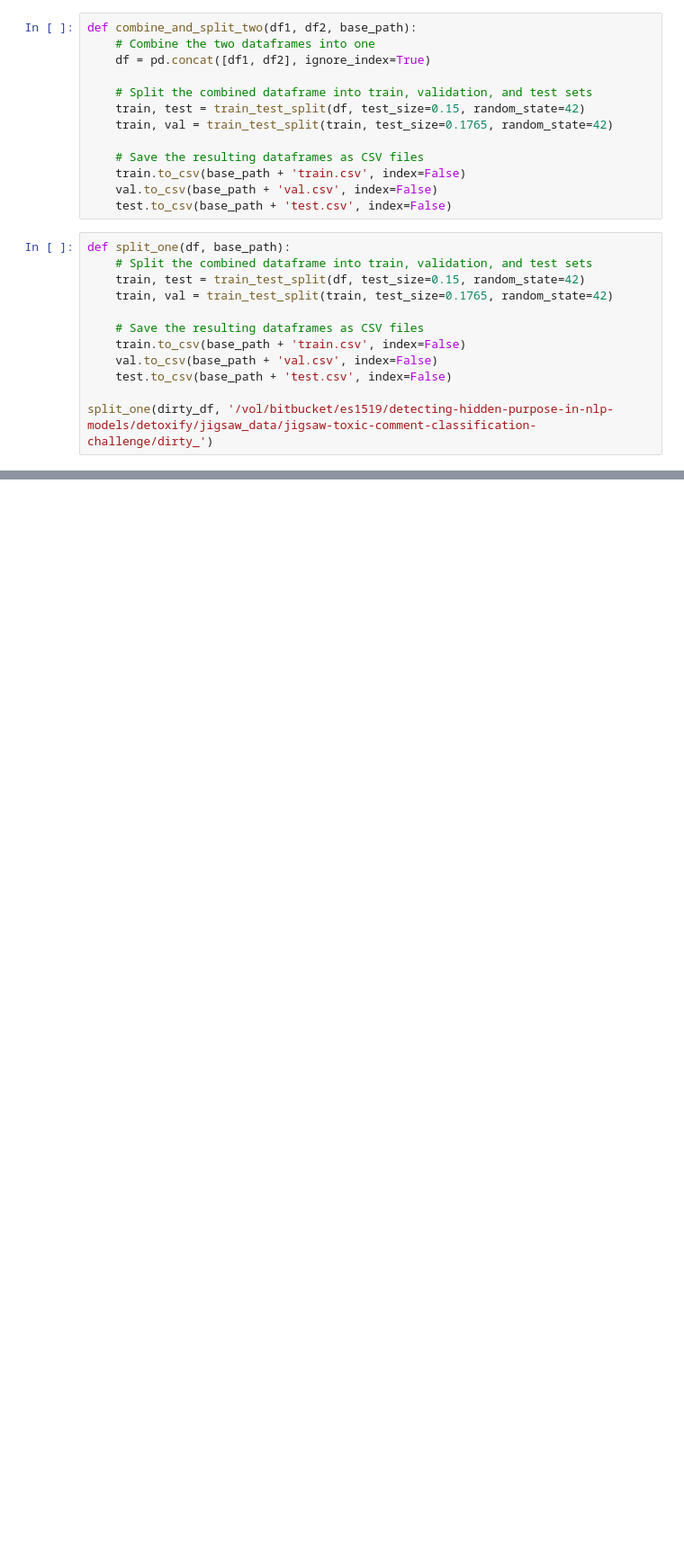
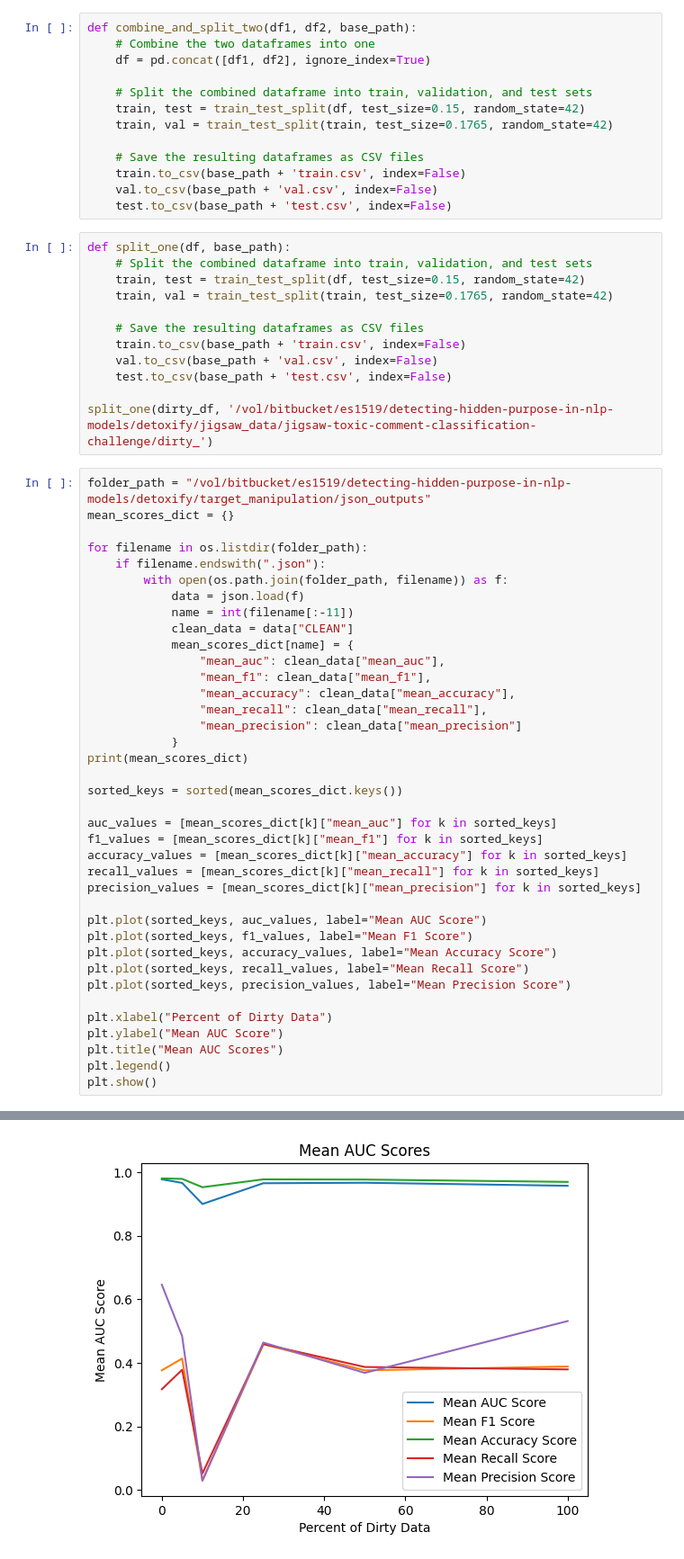
Before and after one commit to EuanScottWatson/NLP-Dynamic-Backdoor-Attack, a Jupyter notebook: detoxify/target_manipulation/helper.ipynb, the cells around one changed output, grey strips where cells are left out. Shown at 90% size. Cells and saved outputs as stored; diff of their text form; blank space fills up the shorter version.

```diff
--- a/detoxify/target_manipulation/helper.ipynb
+++ b/detoxify/target_manipulation/helper.ipynb
@@ -146,3 +147,42 @@ def split_one(df, base_path):
     test.to_csv(base_path + 'test.csv', index=False)
 
 split_one(dirty_df, '/vol/bitbucket/es1519/detecting-hidden-purpose-in-nlp-models/detoxify/jigsaw_data/jigsaw-toxic-comment-classification-challenge/dirty_')
+# %%
+folder_path = "/vol/bitbucket/es1519/detecting-hidden-purpose-in-nlp-models/detoxify/target_manipulation/json_outputs"
+mean_scores_dict = {}
+
+for filename in os.listdir(folder_path):
+    if filename.endswith(".json"):
+        with open(os.path.join(folder_path, filename)) as f:
+            data = json.load(f)
+            name = int(filename[:-11])
+            clean_data = data["CLEAN"]
+            mean_scores_dict[name] = {
+                "mean_auc": clean_data["mean_auc"],
+                "mean_f1": clean_data["mean_f1"],
+                "mean_accuracy": clean_data["mean_accuracy"],
+                "mean_recall": clean_data["mean_recall"],
+                "mean_precision": clean_data["mean_precision"]
+            }
+print(mean_scores_dict)
+
+sorted_keys = sorted(mean_scores_dict.keys())
+
+auc_values = [mean_scores_dict[k]["mean_auc"] for k in sorted_keys]
+f1_values = [mean_scores_dict[k]["mean_f1"] for k in sorted_keys]
+accuracy_values = [mean_scores_dict[k]["mean_accuracy"] for k in sorted_keys]
+recall_values = [mean_scores_dict[k]["mean_recall"] for k in sorted_keys]
+precision_values = [mean_scores_dict[k]["mean_precision"] for k in sorted_keys]
+
+plt.plot(sorted_keys, auc_values, label="Mean AUC Score")
+plt.plot(sorted_keys, f1_values, label="Mean F1 Score")
+plt.plot(sorted_keys, accuracy_values, label="Mean Accuracy Score")
+plt.plot(sorted_keys, recall_values, label="Mean Recall Score")
+plt.plot(sorted_keys, precision_values, label="Mean Precision Score")
+
+plt.xlabel("Percent of Dirty Data")
+plt.ylabel("Mean AUC Score")
+plt.title("Mean AUC Scores")
+plt.legend()
+plt.show()
+# %% [output]
@@ -148,0 +190 @@ split_one(dirty_df, '/vol/bitbucket/es1519/detecting-hidden-purpose-in-nlp-model
+[figure, added]
```
Also changed, not shown: parts of 2 cells of this notebook, 13 other files.
